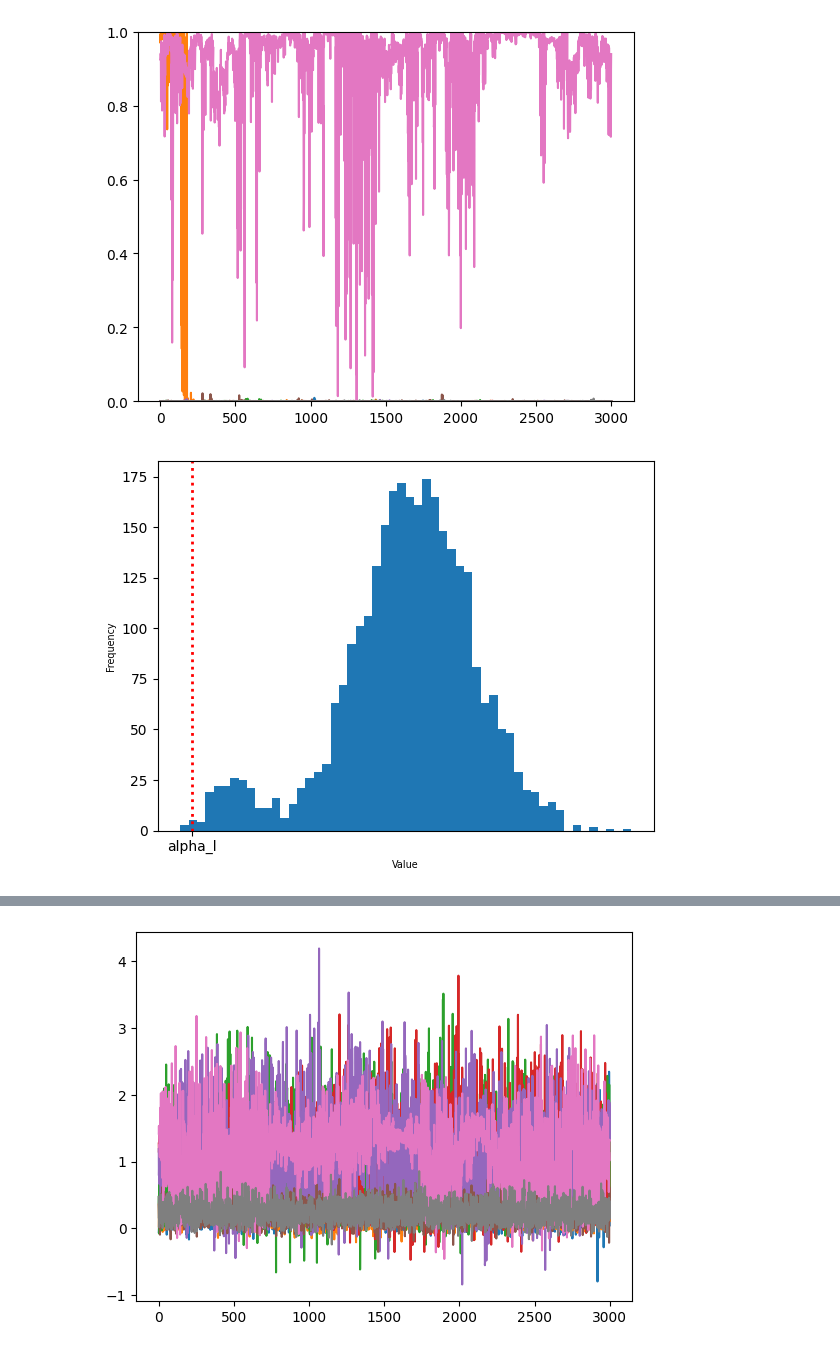
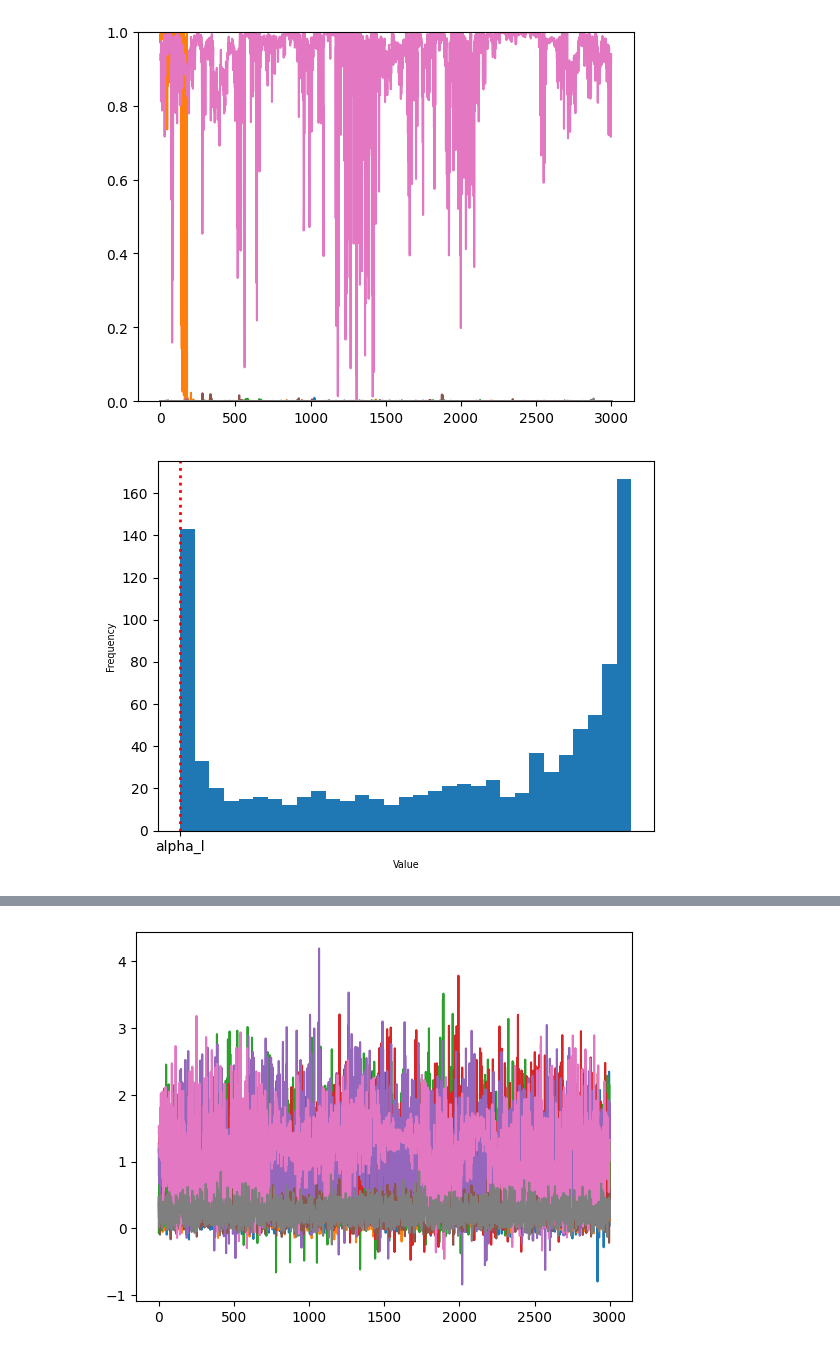
Before and after one commit to tejas-savalia/BPD, a Jupyter notebook: bpd_analyses.ipynb, the cells around one changed output, grey strips where cells are left out. Saved outputs shown, nothing was run; the diff lists cells and outputs as text; code cells hidden in the pictures.

Commit message:
Linear models done for individual subject fits

```diff
--- a/bpd_analyses.ipynb
+++ b/bpd_analyses.ipynb
@@ -439,7 +440,7 @@ sns.displot(alpha_g_melt, kind = 'kde', hue = 'coefficient', x = 'value')
 # %% [markdown]
 ### Correlations and Autocorrelations
 # %%
-traces = pd.read_csv('model_traces/50k20k5p10thin_8chain_traces.csv').drop(['Unnamed: 0'], axis = 1).reset_index().rename(columns = {'index':'trace#'})
+traces = pd.read_csv('model_traces/10k4k5p6thin_indsubj_AB_traces.csv').drop(['Unnamed: 0'], axis = 1).reset_index().rename(columns = {'index':'trace#'})
 # %%
 traces
 # %% [output]
@@ -458,0 +460,6 @@ traces
+# %%
+# traces['alpha'] = np.exp(traces['alpha'])/(1 + np.exp(traces['alpha']))
+traces['alpha(Stressed)'] = np.exp(traces['alpha(Stressed)'])/(1 + np.exp(traces['alpha(Stressed)']))
+
+# traces['pos_alpha'] = np.exp(traces['pos_alpha'])/(1 + np.exp(traces['pos_alpha']))
+traces['pos_alpha(Stressed)'] = np.exp(traces['pos_alpha(Stressed)'])/(1 + np.exp(traces['pos_alpha(Stressed)']))
@@ -548,6 +563,6 @@ from pymc import geweke, Matplot
 # %%
-Matplot.gof_plot(beta_traces_neutral[3000:6000]['v_subj(Neutral).2'].values, 'alpha_l')
+Matplot.gof_plot(traces.loc[traces['subject'] == 50, 'alpha(Neutral)'].values, 'alpha_l')
 # %% [output]
-[figure, old version]
+[figure, new version]
 # %%
 trace_no = 5
```
Also changed, not shown: parts of 16 cells of this notebook, 6 other files.
